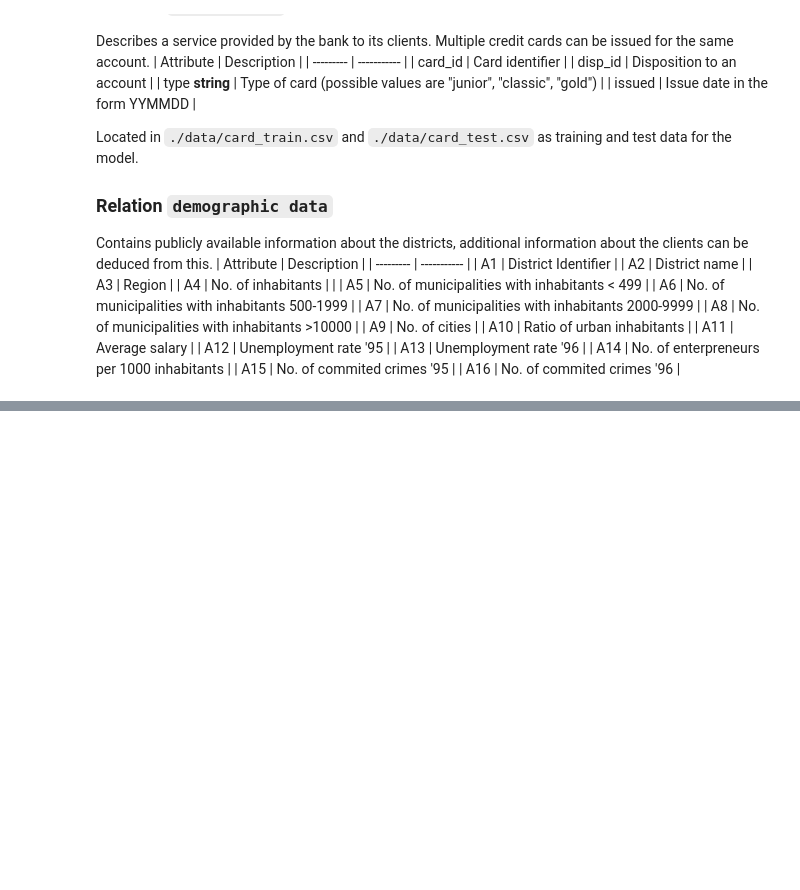
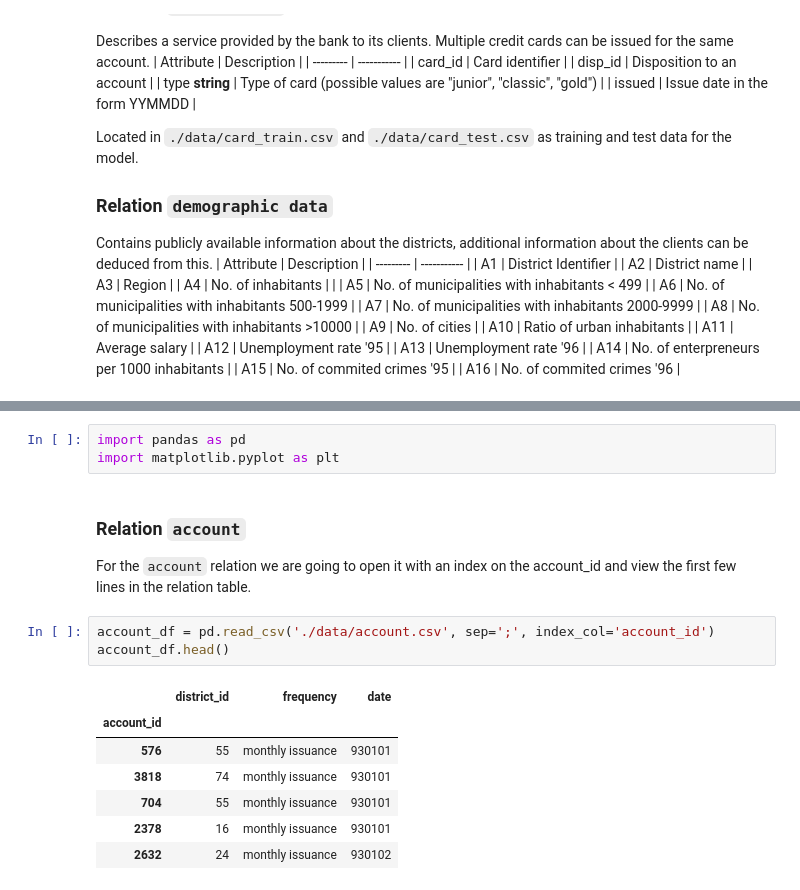
Before and after one commit to Goncalo101/FEUP-CAC, a Jupyter notebook: 02-Data-Understanding.ipynb, the cells around one changed output, grey strips where cells are left out. Saved outputs shown, nothing was run; the diff lists cells and outputs as text; blank space fills up the shorter version.

```diff
--- a/02-Data-Understanding.ipynb
+++ b/02-Data-Understanding.ipynb
@@ -118,0 +122,17 @@ Contains publicly available information about the districts, additional informat
+# %%
+import pandas as pd
+import matplotlib.pyplot as plt
+# %% [markdown]
+### Relation `account`
+For the `account` relation we are going to open it with an index on the account_id and view the first few lines in the relation table.
+# %%
+account_df = pd.read_csv('./data/account.csv', sep=';', index_col='account_id')
+account_df.head()
+# %% [output]
+|  | district_id | frequency | date |
+| account_id |  |  |  |
+| 576 | 55 | monthly issuance | 930101 |
+| 3818 | 74 | monthly issuance | 930101 |
+| 704 | 55 | monthly issuance | 930101 |
+| 2378 | 16 | monthly issuance | 930101 |
+| 2632 | 24 | monthly issuance | 930102 |
```
Also changed, not shown: parts of 8 cells of this notebook.
